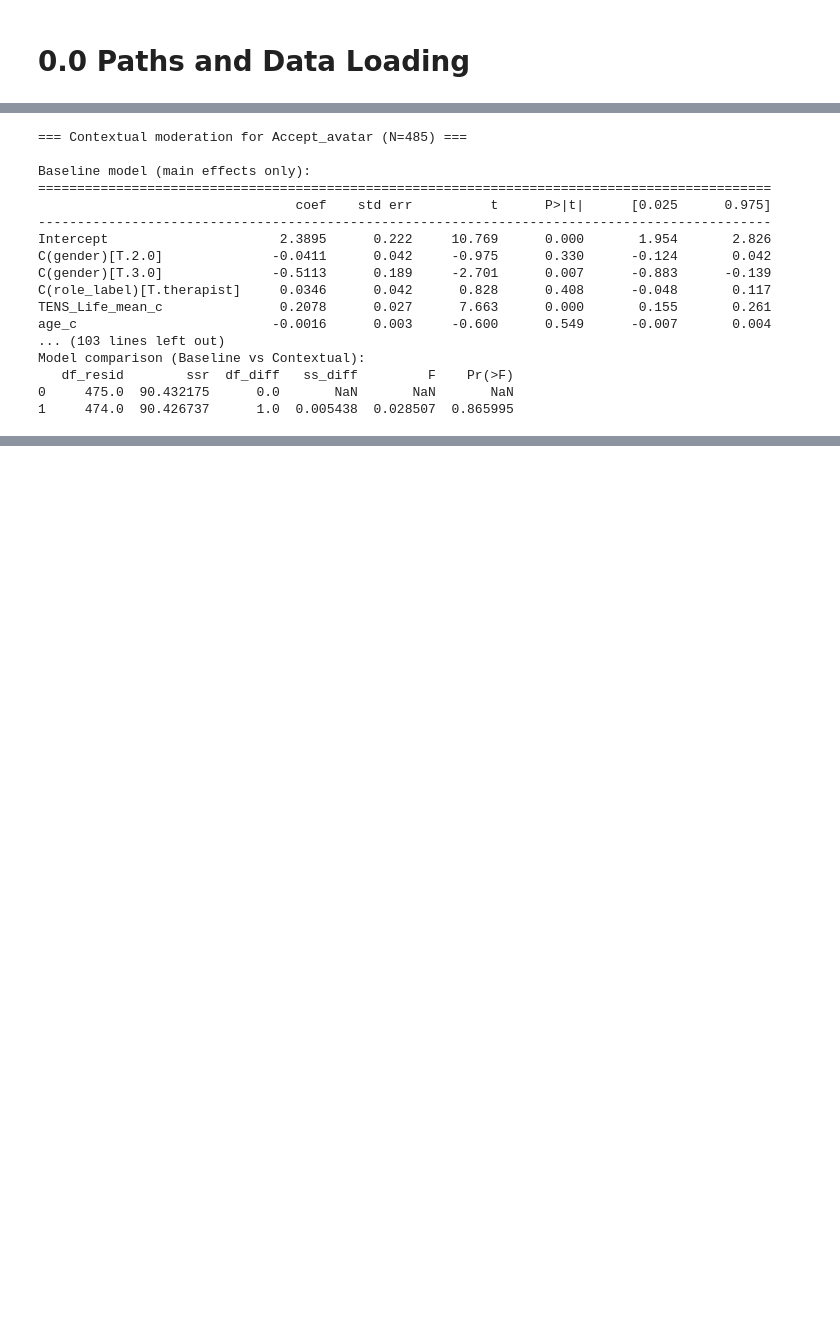
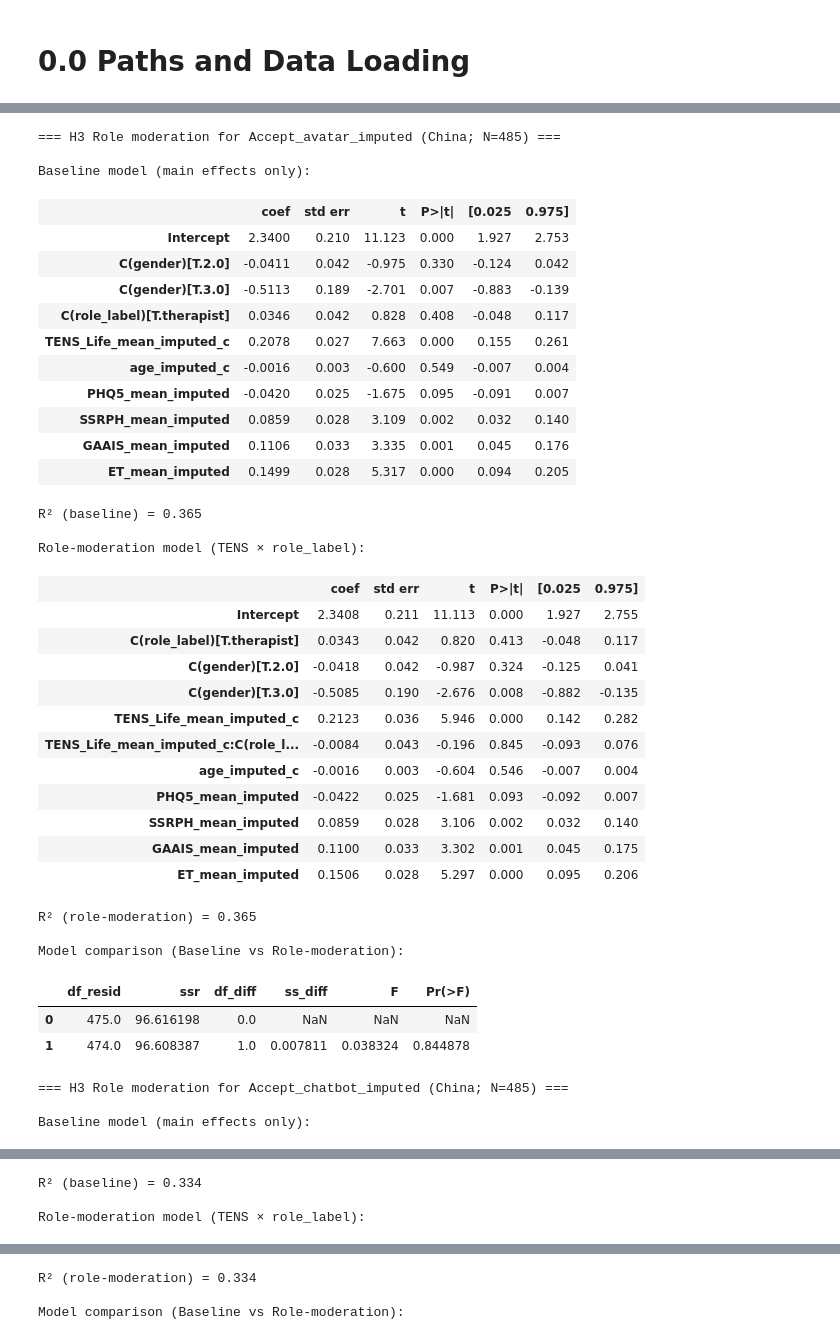
Before and after one commit to ZhaoJackson/AI_Attitude_Psychotherapy, a Jupyter notebook: H3_Cross_Cultural_Moderation.ipynb, the cells around one changed output, grey strips where cells are left out. Cells and saved outputs as stored; diff of their text form; code cells hidden in the pictures; blank space fills up the shorter version.

```diff
--- a/H3_Cross_Cultural_Moderation.ipynb
+++ b/H3_Cross_Cultural_Moderation.ipynb
@@ -171,36 +195,55 @@ def fit_contextual_models(outcome: str, data: pd.DataFrame):
 # %%
-outcomes = ["Accept_avatar", "Accept_chatbot", "Accept_tele"]
+h3_outcomes = [
+    "Accept_avatar_imputed",
+    "Accept_chatbot_imputed",
+    "Accept_tele_imputed",
+]
 
-# Ensure centered columns exist in context_df
-if "TENS_Life_mean_c" not in context_df.columns and "TENS_Life_mean" in context_df.columns:
-    context_df["TENS_Life_mean_c"] = context_df["TENS_Life_mean"] - context_df["TENS_Life_mean"].mean()
-if "age_c" not in context_df.columns and "age" in context_df.columns:
-    context_df["age_c"] = context_df["age"] - context_df["age"].mean()
+h3_models: Dict[str, Dict[str, object]] = {}
 
-context_models = {}
-
-for outcome in outcomes:
-    sub_df, base_m, ctx_m = fit_contextual_models(outcome, context_df)
-    context_models[outcome] = {
+for outcome in h3_outcomes:
+    sub_df, base_m, role_m = fit_role_moderation(outcome, context_df)
+    h3_models[outcome] = {
         "data": sub_df,
         "baseline": base_m,
-        "contextual": ctx_m,
+        "role_model": role_m,
     }
 # %% [output]
-=== Contextual moderation for Accept_avatar (N=485) ===
+=== H3 Role moderation for Accept_avatar_imputed (China; N=485) ===
 
 Baseline model (main effects only):
-==============================================================================================
-                                 coef    std err          t      P>|t|      [0.025      0.975]
-----------------------------------------------------------------------------------------------
-Intercept                      2.3895      0.222     10.769      0.000       1.954       2.826
-C(gender)[T.2.0]              -0.0411      0.042     -0.975      0.330      -0.124       0.042
-C(gender)[T.3.0]              -0.5113      0.189     -2.701      0.007      -0.883      -0.139
-C(role_label)[T.therapist]     0.0346      0.042      0.828      0.408      -0.048       0.117
-TENS_Life_mean_c               0.2078      0.027      7.663      0.000       0.155       0.261
-age_c                         -0.0016      0.003     -0.600      0.549      -0.007       0.004
-... (103 lines left out)
-Model comparison (Baseline vs Contextual):
-   df_resid        ssr  df_diff   ss_diff         F    Pr(>F)
-0     475.0  90.432175      0.0       NaN       NaN       NaN
-1     474.0  90.426737      1.0  0.005438  0.028507  0.865995
+|  | coef | std err | t | P>|t| | [0.025 | 0.975] |
+| Intercept | 2.3400 | 0.210 | 11.123 | 0.000 | 1.927 | 2.753 |
+| C(gender)[T.2.0] | -0.0411 | 0.042 | -0.975 | 0.330 | -0.124 | 0.042 |
+| C(gender)[T.3.0] | -0.5113 | 0.189 | -2.701 | 0.007 | -0.883 | -0.139 |
+| C(role_label)[T.therapist] | 0.0346 | 0.042 | 0.828 | 0.408 | -0.048 | 0.117 |
+| TENS_Life_mean_imputed_c | 0.2078 | 0.027 | 7.663 | 0.000 | 0.155 | 0.261 |
+| age_imputed_c | -0.0016 | 0.003 | -0.600 | 0.549 | -0.007 | 0.004 |
+| PHQ5_mean_imputed | -0.0420 | 0.025 | -1.675 | 0.095 | -0.091 | 0.007 |
+| SSRPH_mean_imputed | 0.0859 | 0.028 | 3.109 | 0.002 | 0.032 | 0.140 |
+| GAAIS_mean_imputed | 0.1106 | 0.033 | 3.335 | 0.001 | 0.045 | 0.176 |
+| ET_mean_imputed | 0.1499 | 0.028 | 5.317 | 0.000 | 0.094 | 0.205 |
+R² (baseline) = 0.365
+
+Role-moderation model (TENS × role_label):
+|  | coef | std err | t | P>|t| | [0.025 | 0.975] |
+| Intercept | 2.3408 | 0.211 | 11.113 | 0.000 | 1.927 | 2.755 |
+| C(role_label)[T.therapist] | 0.0343 | 0.042 | 0.820 | 0.413 | -0.048 | 0.117 |
+| C(gender)[T.2.0] | -0.0418 | 0.042 | -0.987 | 0.324 | -0.125 | 0.041 |
+| C(gender)[T.3.0] | -0.5085 | 0.190 | -2.676 | 0.008 | -0.882 | -0.135 |
+| TENS_Life_mean_imputed_c | 0.2123 | 0.036 | 5.946 | 0.000 | 0.142 | 0.282 |
+| TENS_Life_mean_imputed_c:C(role_l... | -0.0084 | 0.043 | -0.196 | 0.845 | -0.093 | 0.076 |
+| age_imputed_c | -0.0016 | 0.003 | -0.604 | 0.546 | -0.007 | 0.004 |
+| PHQ5_mean_imputed | -0.0422 | 0.025 | -1.681 | 0.093 | -0.092 | 0.007 |
+| SSRPH_mean_imputed | 0.0859 | 0.028 | 3.106 | 0.002 | 0.032 | 0.140 |
+| GAAIS_mean_imputed | 0.1100 | 0.033 | 3.302 | 0.001 | 0.045 | 0.175 |
+| ET_mean_imputed | 0.1506 | 0.028 | 5.297 | 0.000 | 0.095 | 0.206 |
+R² (role-moderation) = 0.365
+
+Model comparison (Baseline vs Role-moderation):
+|  | df_resid | ssr | df_diff | ss_diff | F | Pr(>F) |
+| 0 | 475.0 | 96.616198 | 0.0 | NaN | NaN | NaN |
+| 1 | 474.0 | 96.608387 | 1.0 | 0.007811 | 0.038324 | 0.844878 |
+=== H3 Role moderation for Accept_chatbot_imputed (China; N=485) ===
+
+Baseline model (main effects only):
@@ -206,0 +261,3 @@ Model comparison (Baseline vs Contextual):
+R² (baseline) = 0.334
+
+Role-moderation model (TENS × role_label):
@@ -206,0 +276,3 @@ Model comparison (Baseline vs Contextual):
+R² (role-moderation) = 0.334
+
+Model comparison (Baseline vs Role-moderation):
```
Also changed, not shown: parts of 26 cells of this notebook.
